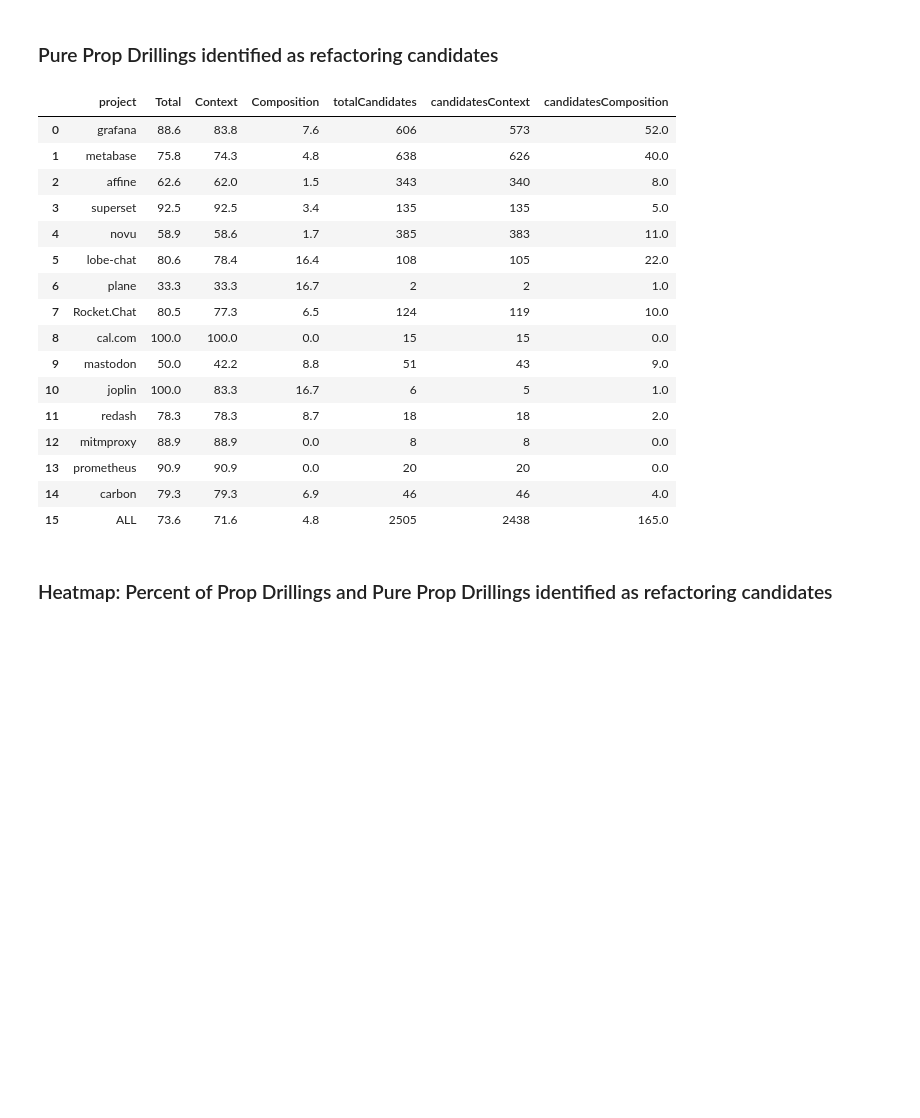
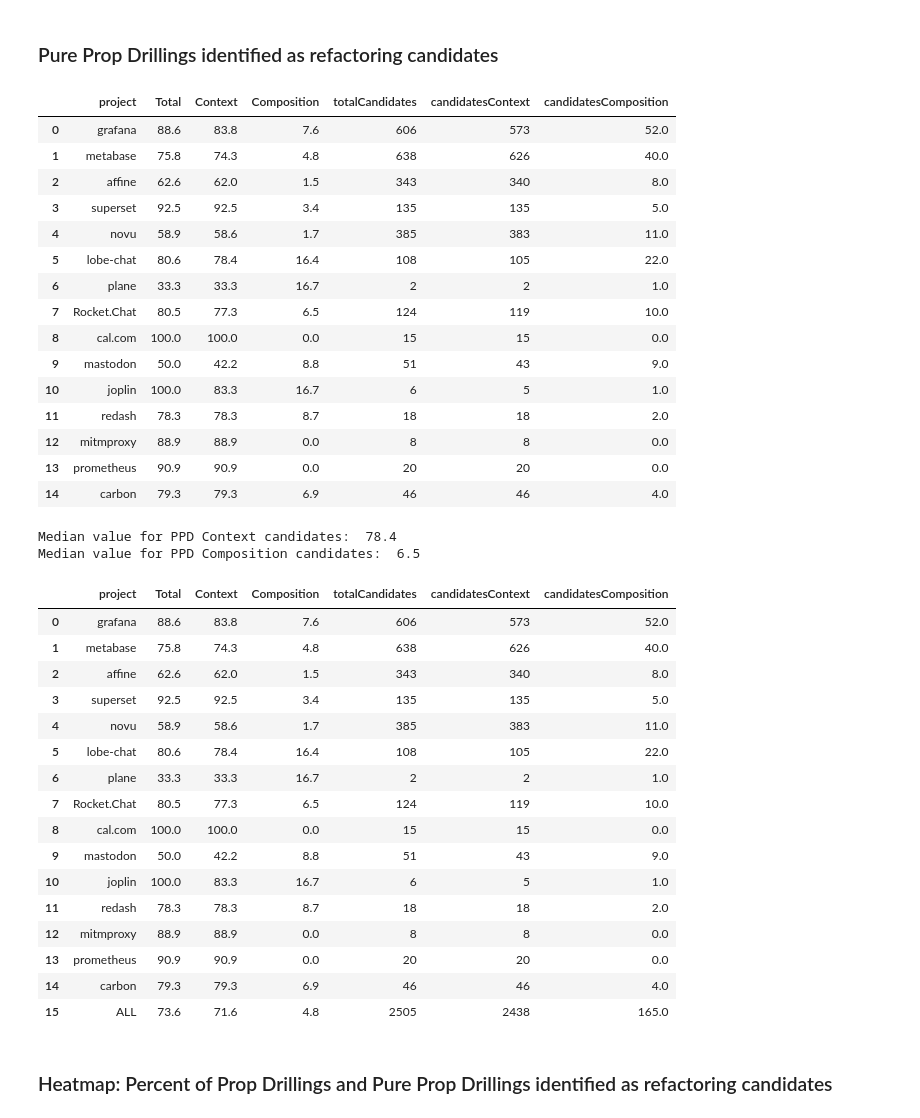
Before and after one commit to Vginis/ReactRefactor, a Jupyter notebook: study/prop_drillings_study_results.ipynb, the cells around one changed output. Saved outputs shown, nothing was run; the diff lists cells and outputs as text; code cells hidden in the pictures; blank space fills up the shorter version.

```diff
--- a/study/prop_drillings_study_results.ipynb
+++ b/study/prop_drillings_study_results.ipynb
@@ -392,37 +405,64 @@ rc_ppd_counts = refCandidatesDistribution(ppd_df, 'purePropDrillings')
 allCandidates = rc_ppd_counts['totalCandidates'].sum()
 allContextCandidates = rc_ppd_counts['candidatesContext'].sum()
 allCompositionCandidates = rc_ppd_counts['candidatesComposition'].sum()
+
+display(rc_ppd_counts)
+
+# median value of candidatesContext
+median_context_candidates_ppd = rc_ppd_counts['Context'].median()
+print('Median value for PPD Context candidates: ', median_context_candidates_ppd)
+# median value of candidatesComposition
+median_composition_candidates_ppd = rc_ppd_counts['Composition'].median()
+print('Median value for PPD Composition candidates: ', median_composition_candidates_ppd)
 
 new_row = pd.DataFrame([{'project': 'ALL',
                        'Total': ratio(allCandidates, total_pure_prop_drillings),
                        'Context': ratio(allContextCandidates, total_pure_prop_drillings),
                        'Composition': ratio(allCompositionCandidates, total_pure_prop_drillings),
                          'totalCandidates': allCandidates, 'candidatesContext': allContextCandidates, 'candidatesComposition': allCompositionCandidates  }])
 
 rc_ppd_counts = pd.concat([rc_ppd_counts, new_row], ignore_index=True)
 display(rc_ppd_counts)
 
 rc_ppd_counts_pivot = rc_ppd_counts[['project', 'Total', 'Context', 'Composition']]
 rc_ppd_counts_pivot = rc_ppd_counts_pivot.set_index('project')
 #display(rc_ppd_counts_pivot)
 # %% [output]
 |  | project | Total | Context | Composition | totalCandidates | candidatesContext | candidatesComposition |
 | 0 | grafana | 88.6 | 83.8 | 7.6 | 606 | 573 | 52.0 |
 | 1 | metabase | 75.8 | 74.3 | 4.8 | 638 | 626 | 40.0 |
 | 2 | affine | 62.6 | 62.0 | 1.5 | 343 | 340 | 8.0 |
 | 3 | superset | 92.5 | 92.5 | 3.4 | 135 | 135 | 5.0 |
 | 4 | novu | 58.9 | 58.6 | 1.7 | 385 | 383 | 11.0 |
 | 5 | lobe-chat | 80.6 | 78.4 | 16.4 | 108 | 105 | 22.0 |
 | 6 | plane | 33.3 | 33.3 | 16.7 | 2 | 2 | 1.0 |
 | 7 | Rocket.Chat | 80.5 | 77.3 | 6.5 | 124 | 119 | 10.0 |
 | 8 | cal.com | 100.0 | 100.0 | 0.0 | 15 | 15 | 0.0 |
 | 9 | mastodon | 50.0 | 42.2 | 8.8 | 51 | 43 | 9.0 |
 | 10 | joplin | 100.0 | 83.3 | 16.7 | 6 | 5 | 1.0 |
 | 11 | redash | 78.3 | 78.3 | 8.7 | 18 | 18 | 2.0 |
 | 12 | mitmproxy | 88.9 | 88.9 | 0.0 | 8 | 8 | 0.0 |
 | 13 | prometheus | 90.9 | 90.9 | 0.0 | 20 | 20 | 0.0 |
 | 14 | carbon | 79.3 | 79.3 | 6.9 | 46 | 46 | 4.0 |
-| 15 | ALL | 73.6 | 71.6 | 4.8 | 2505 | 2438 | 165.0 |
+Median value for PPD Context candidates:  78.4
+Median value for PPD Composition candidates:  6.5
+|  | project | Total | Context | Composition | totalCandidates | candidatesContext | candidatesComposition |
+| 0 | grafana | 88.6 | 83.8 | 7.6 | 606 | 573 | 52.0 |
+| 1 | metabase | 75.8 | 74.3 | 4.8 | 638 | 626 | 40.0 |
+| 2 | affine | 62.6 | 62.0 | 1.5 | 343 | 340 | 8.0 |
+| 3 | superset | 92.5 | 92.5 | 3.4 | 135 | 135 | 5.0 |
+| 4 | novu | 58.9 | 58.6 | 1.7 | 385 | 383 | 11.0 |
+| 5 | lobe-chat | 80.6 | 78.4 | 16.4 | 108 | 105 | 22.0 |
+| 6 | plane | 33.3 | 33.3 | 16.7 | 2 | 2 | 1.0 |
+| 7 | Rocket.Chat | 80.5 | 77.3 | 6.5 | 124 | 119 | 10.0 |
+| 8 | cal.com | 100.0 | 100.0 | 0.0 | 15 | 15 | 0.0 |
+| 9 | mastodon | 50.0 | 42.2 | 8.8 | 51 | 43 | 9.0 |
+| 10 | joplin | 100.0 | 83.3 | 16.7 | 6 | 5 | 1.0 |
+| 11 | redash | 78.3 | 78.3 | 8.7 | 18 | 18 | 2.0 |
+| 12 | mitmproxy | 88.9 | 88.9 | 0.0 | 8 | 8 | 0.0 |
+| 13 | prometheus | 90.9 | 90.9 | 0.0 | 20 | 20 | 0.0 |
+| 14 | carbon | 79.3 | 79.3 | 6.9 | 46 | 46 | 4.0 |
+| 15 | ALL | 73.6 | 71.6 | 4.8 | 2505 | 2438 | 165.0 |
 # %% [markdown]
 ### Heatmap: Percent of Prop Drillings and Pure Prop Drillings identified as refactoring candidates
 # %%
```
Also changed, not shown: parts of 3 cells of this notebook.
